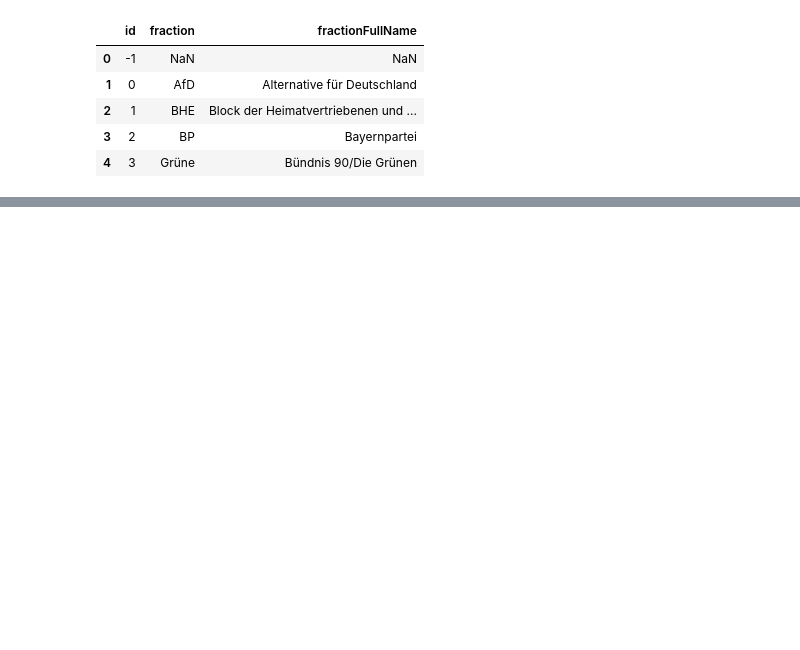
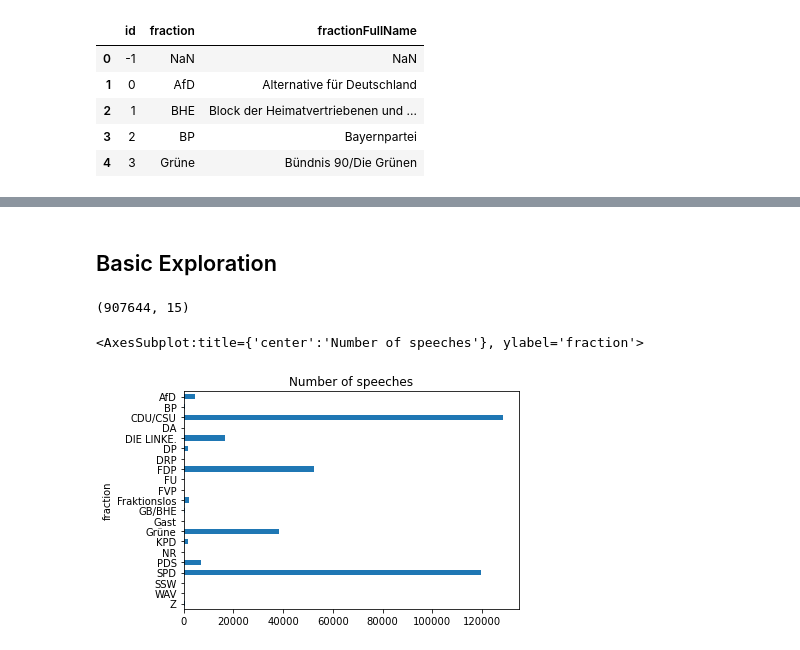
Before and after one commit to raphaelw/nlp-bundestag, a Jupyter notebook: topic_modelling.ipynb, the cells around one changed output, grey strips where cells are left out. Saved outputs shown, nothing was run; the diff lists cells and outputs as text; code cells hidden in the pictures; blank space fills up the shorter version.

```diff
--- a/topic_modelling.ipynb
+++ b/topic_modelling.ipynb
@@ -49,3 +52,14 @@ speeches_df.head()
 | 2 | 2 | 2 | 1 |  | Köhler | 11001150 | Ich danke für diese Erklärung. Ic... | -1 | ... |
 | 3 | 3 | 2 | 1 |  | Heuss | -1 | Ja, ich habe den Wunsch.\n | -1 | ... |
 | 4 | 4 | 2 | 1 |  | Köhler | 11001150 | Ich erteile dem Herrn Bundespräsi... | -1 | ... |
+# %% [markdown]
+## Basic Exploration
+# %%
+speeches_df.shape
+# %% [output]
+(907644, 15)
+# %%
+speeches_df[['fraction','id_fraction']].groupby('fraction').count().sort_index(ascending=False).plot.barh(title="Number of speeches", legend=False)
+# %% [output]
+<AxesSubplot:title={'center':'Number of speeches'}, ylabel='fraction'>
+[figure, added]
```
Also changed, not shown: parts of 4 cells of this notebook.
